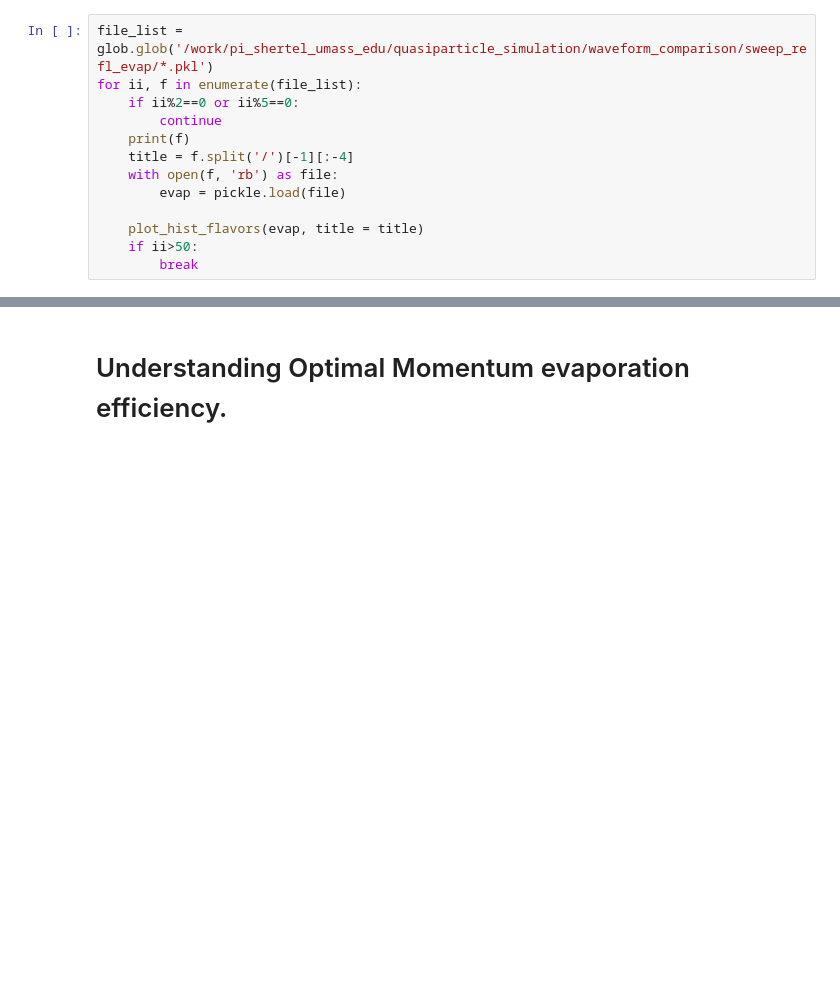
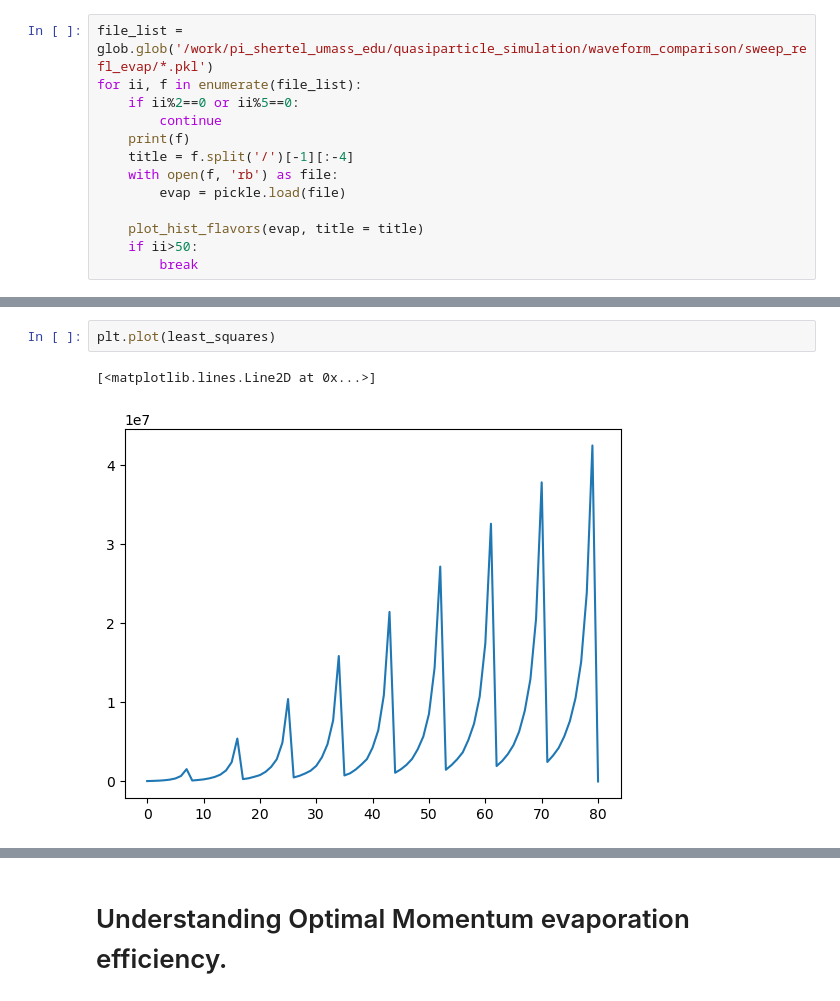
Before and after one commit to spice-herald/HeST, a Jupyter notebook: analysis/unity_analysis.ipynb, the cells around one changed output, grey strips where cells are left out. Saved outputs shown, nothing was run; the diff lists cells and outputs as text; blank space fills up the shorter version.

```diff
--- a/analysis/unity_analysis.ipynb
+++ b/analysis/unity_analysis.ipynb
@@ -387,0 +330,5 @@ fig.savefig('sweep_2d_refl_evap.png', dpi=300)
+# %%
+plt.plot(least_squares)
+# %% [output]
+[<matplotlib.lines.Line2D at 0x...>]
+[figure, added]
```
Also changed, not shown: parts of 29 cells of this notebook, 5 other files.
